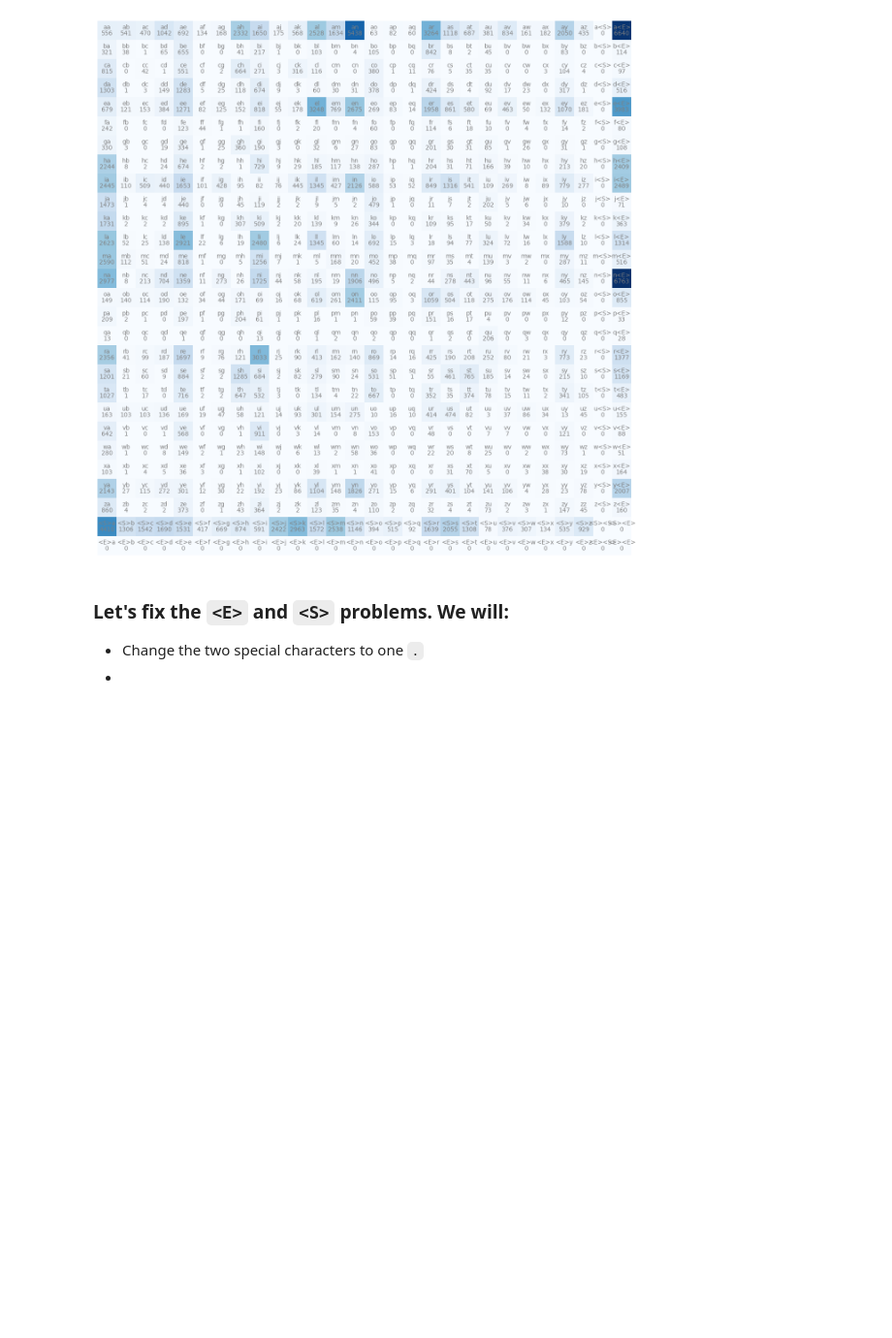
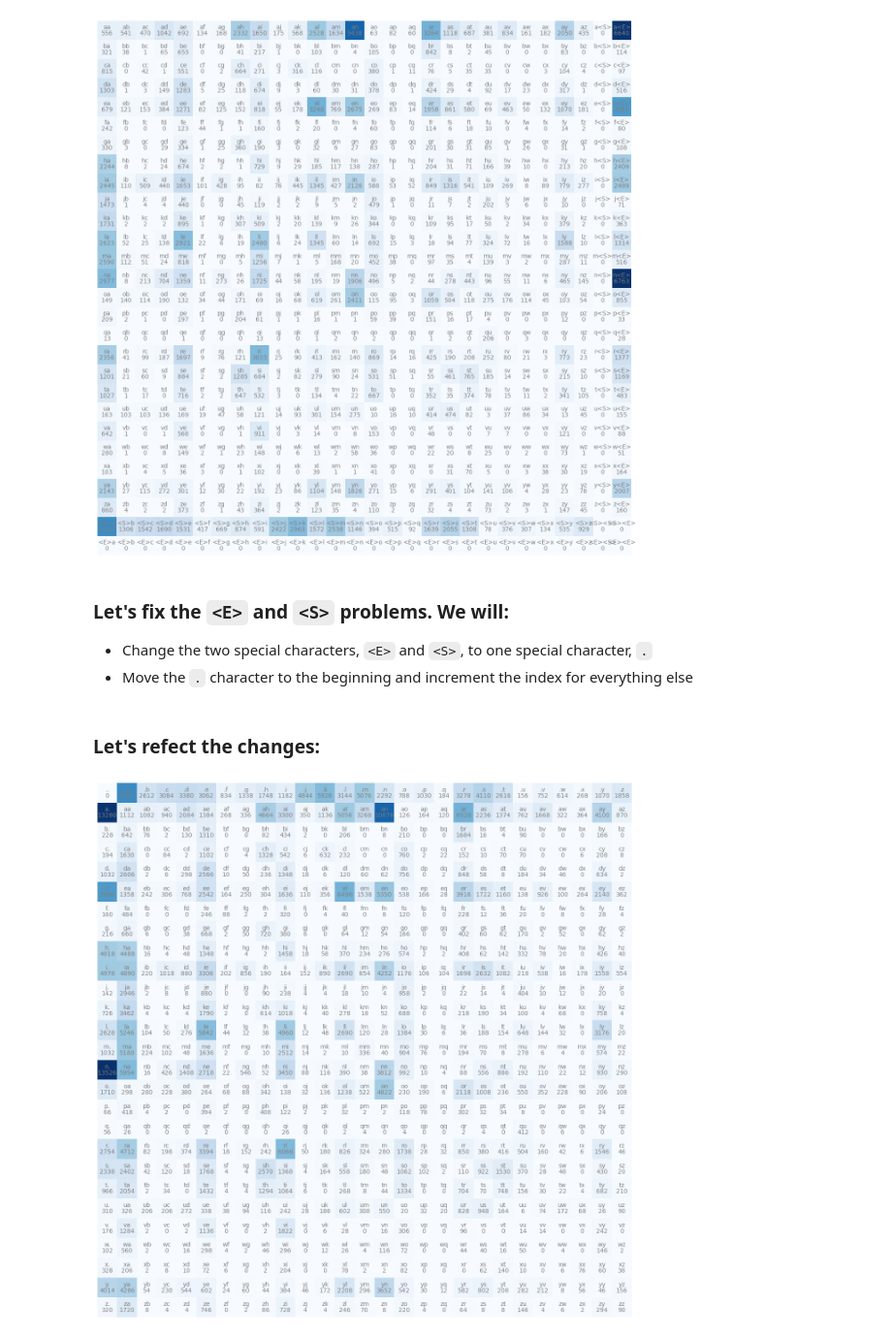
Before and after one commit to mattsankner/makemore, a Jupyter notebook: bigram2_mm.ipynb, the cells around one changed output. Shown at 97% size. Cells and saved outputs as stored; diff of their text form; code cells hidden in the pictures; blank space fills up the shorter version.

Commit message:
first bigram2

````diff
--- a/bigram2_mm.ipynb
+++ b/bigram2_mm.ipynb
@@ -82,5 +82,46 @@ for i in range(28):
 [figure]
 # %% [markdown]
 ### Let's fix the ```<E>``` and ```<S>``` problems. We will:
-- Change the two special characters to one ```.```
--
+- Change the two special characters,  ```<E>``` and ```<S>```, to one special character, ```.```
+- Move the  ```.``` character to the beginning and increment the index for everything else
+# %%
+#need one less char
+N = torch.zeros((27,27), dtype = torch.int32)
+# %%
+chars = sorted(list(set(''.join(words))))
+#shift
+stoi = {s : i+1 for i,s in enumerate(chars)}
+#set special char
+stoi['.'] = 0
+itos = {i : s for s, i in stoi.items()}
+# %% [markdown]
+### Let's refect the changes:
+# %%
+for w in words:
+    chs = ['.'] + list(w) + ['.']
+    for ch1, ch2 in zip(chs, chs[1:]):
+        #map char1/char2 to their integers, serves as a lookup
+        ix1 = stoi[ch1]
+        ix2 = stoi[ch2]
+
+        N[ix1, ix2] += 1 #up count of one number and the next number in N's tensor using the new lookup table
+# %%
+plt.figure(figsize=(16,16)) #new figure size 16x16 inches
+plt.imshow(N, cmap='Blues') #Displays the tensor N as an image with a blue color map, where each element of N is a colored pixel
+
+for i in range(27): #change each loop to range(27)
+    for j in range(27):
+        chstr = itos[i] + itos[j] #concat chars i and j
+
+
+        #Adds the character pair chstr as text to the plot at position (j, i). ha (horizontal alignment) and va (vertical alignment)
+        #are set to center and bottom respectively, and the text color is gray
+        plt.text(j, i, chstr, ha="center", va="bottom", color='gray')
+
+        #Adds the count of the bigram (stored in N[i, j]) as text to the plot at the same position (j, i),
+        #with vertical alignment set to top.
+
+        plt.text(j, i, N[i, j].item(), ha="center", va="top", color='gray')
+        plt.axis('off')
+# %% [output]
+[figure, added]
````
Also changed, not shown: parts of 70 cells of this notebook.
